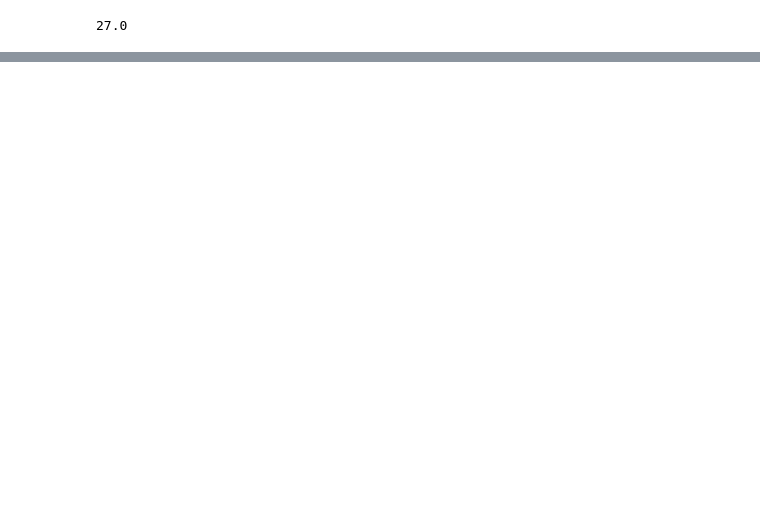
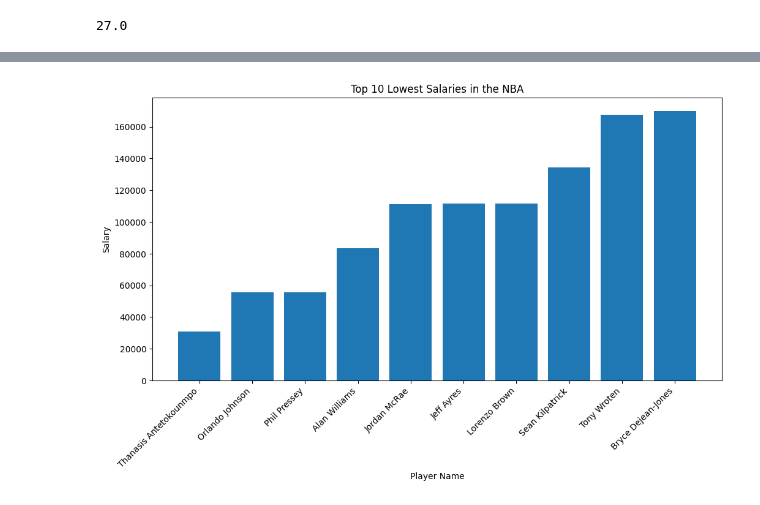
Before and after one commit to Kaizenshima/Python-Pandas-Projects, a Jupyter notebook: NBA Data Analyst.ipynb, the cells around one changed output, grey strips where cells are left out. Cells and saved outputs as stored; diff of their text form; code cells hidden in the pictures; blank space fills up the shorter version.

```diff
--- a/NBA Data Analyst.ipynb
+++ b/NBA Data Analyst.ipynb
@@ -443,0 +458,14 @@ data.head()
+# %%
+#top ten lowest salary in NBA data
+top_10_lowest_salaries = data.sort_values(by="Salary", ascending=True).head(10)
+
+# Create a bar chart to visualize the top 10 salaries
+plt.figure(figsize=(12, 6))
+plt.bar(top_10_lowest_salaries["Name"], top_10_lowest_salaries["Salary"])
+plt.xlabel("Player Name")
+plt.ylabel("Salary")
+plt.title("Top 10 Lowest Salaries in the NBA")
+plt.xticks(rotation=45, ha="right")
+plt.show()
+# %% [output]
+[figure, added]
```
Also changed, not shown: parts of 6 cells of this notebook, 1 other file.
